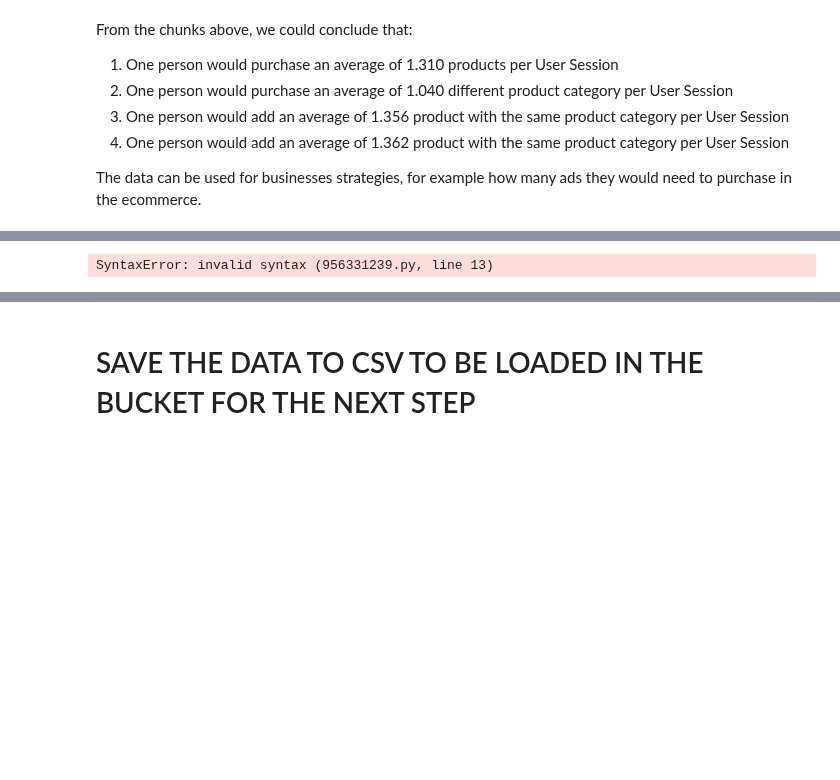
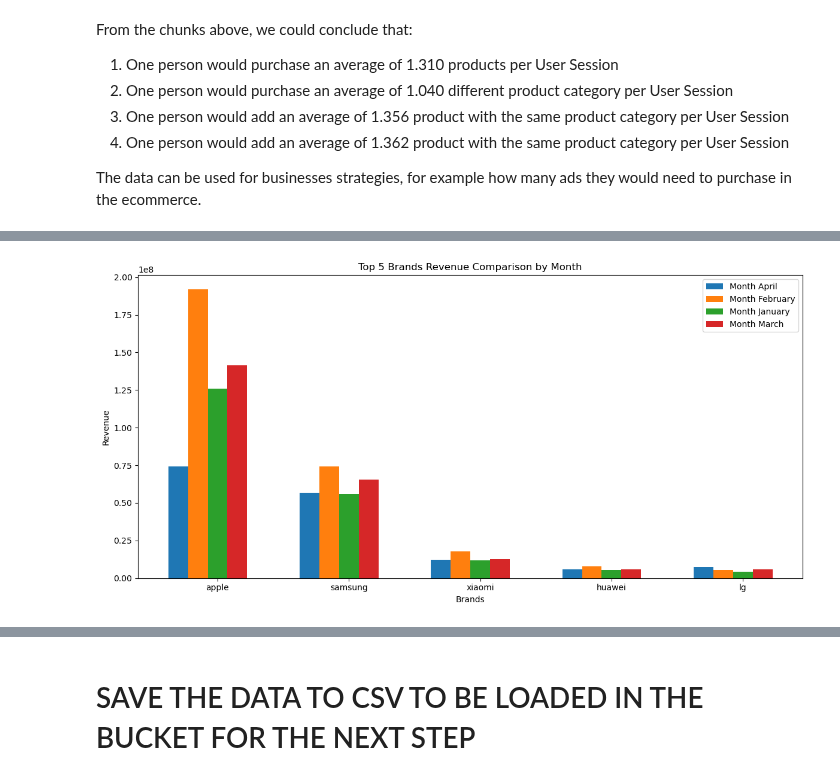
Before and after one commit to Vae2002/BigDataGroup5, a Jupyter notebook: pyspark.ipynb, the cells around one changed output, grey strips where cells are left out. Cells and saved outputs as stored; diff of their text form; code cells hidden in the pictures; blank space fills up the shorter version.

```diff
--- a/pyspark.ipynb
+++ b/pyspark.ipynb
@@ -572,41 +572,41 @@ from pyspark.sql.window import Window
 
 # Window specification to partition by month and rank brands based on total_revenue
 window_spec = Window.partitionBy('month').orderBy(col('total_revenue').desc())
-average_revenue = grouped_data_category.groupBy('brand').agg(avg('total_revenue').alias('average_revenue'))
+average_revenue = grouped_data.groupBy('brand').agg(avg('total_revenue').alias('average_revenue'))
 
 # Add a rank to each brand within each month based on total revenue
 result_df_with_rank = grouped_data.withColumn('rank', row_number().over(window_spec))
 
 # Filter the top 5 brands with the highest revenue for each month
-top_5_brands_per_month = result_df_with_rank..join(average_revenue, on='brand', how='left')
+top_5_brands_per_month = result_df_with_rank.join(average_revenue, on='brand', how='left')
 
 # Get main_categories sorted by average revenue in descending order
 # Collecting data to be used for plotting
 sorted_brand = average_revenue.orderBy(col('average_revenue').desc()).limit(5).select('brand').rdd.flatMap(lambda x: x).collect()
 months = sorted(top_5_brands_per_month.select('month').distinct().rdd.flatMap(lambda x: x).collect())
 
 # Prepare data for plotting
 data = {
     month: top_5_brands_per_month.filter(col('month') == month).select('brand', 'total_revenue').rdd.collectAsMap()
     for month in months
 }
 
 # Plotting bar plots for top 5 brands' revenue comparison across months
 plt.figure(figsize=(12, 6))
 bar_width = 0.15
 for i, month in enumerate(months):
     revenues = [data[month].get(brand, 0) for brand in sorted_brand]
     plt.bar([x + i * bar_width for x in range(len(sorted_brand))], revenues, width=bar_width, label=f"Month {month}")
 
 plt.xlabel('Brands')
 plt.ylabel('Revenue')
 plt.title('Top 5 Brands Revenue Comparison by Month')
 plt.xticks([x + bar_width * len(months) / 2 for x in range(len(sorted_brand))], sorted_brand)
 plt.legend()
 plt.tight_layout()
 plt.show()
 # %% [output]
-SyntaxError: invalid syntax (956331239.py, line 13)
+[figure, added]
 # %%
 # Filtering out rows with NaN in the 'main_category' column
 grouped_data_category = combined_df_extracted.filter(col('main_category').isNotNull())
```
Also changed, not shown: parts of 5 cells of this notebook.
